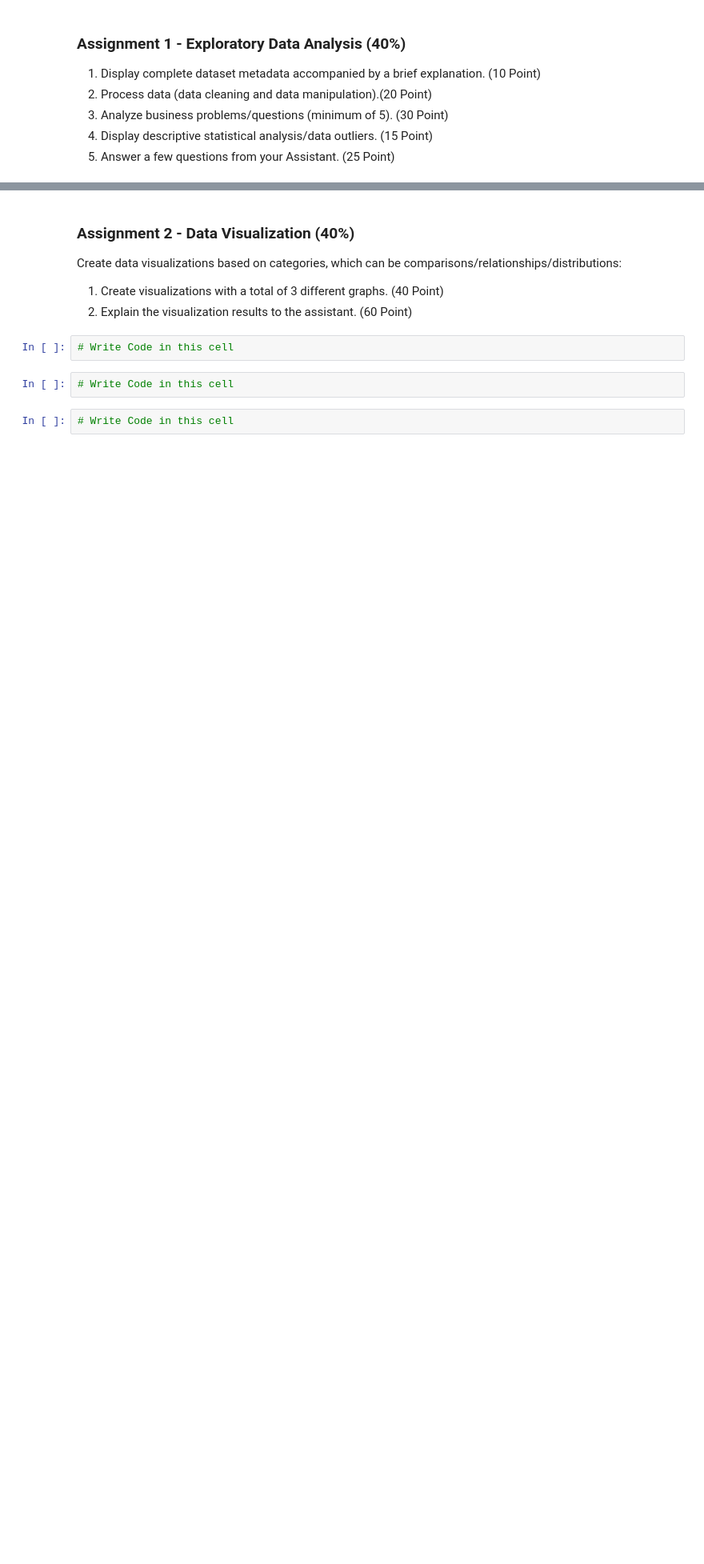
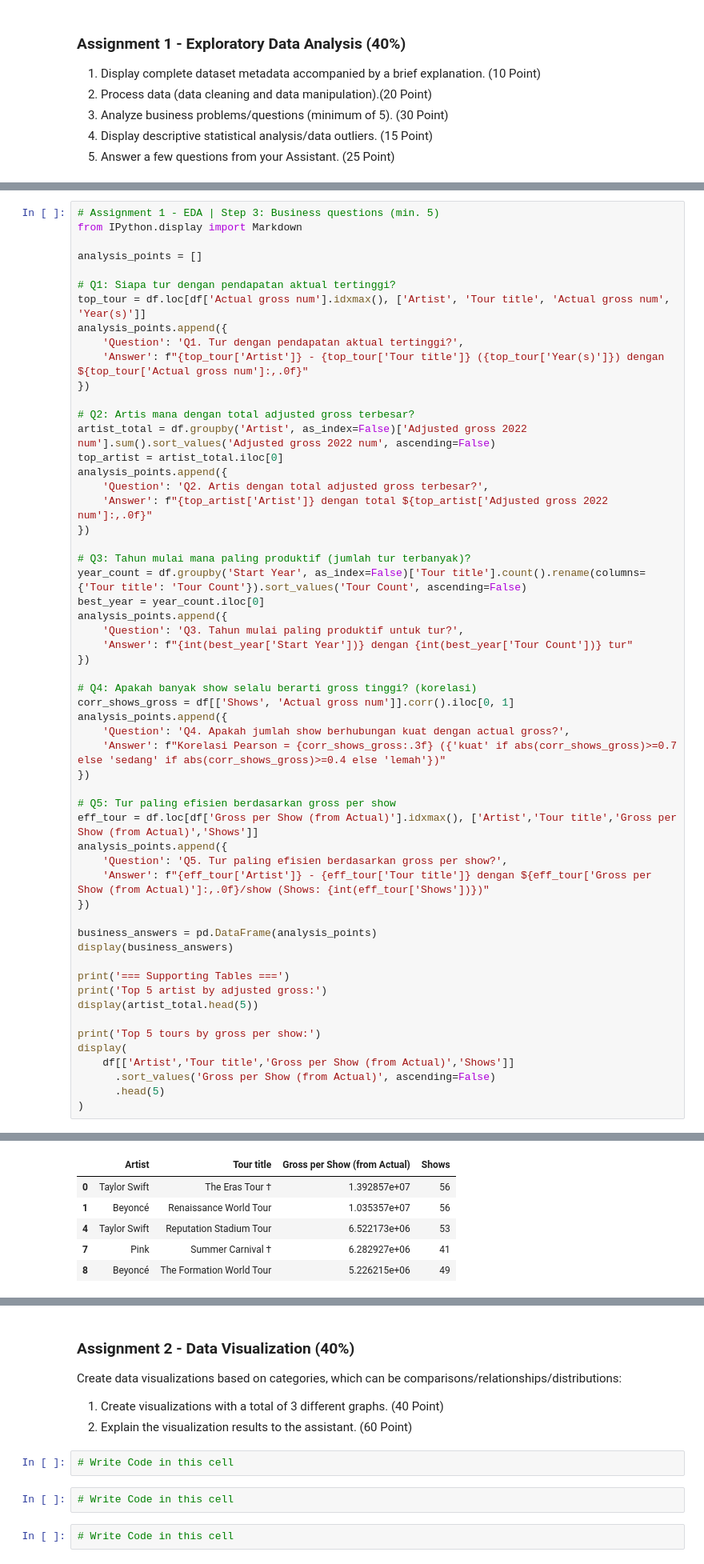
Before and after one commit to FatihHDR/data-mining, a Jupyter notebook: modul2/MODULE_2_DATA_MINING_EDA_&_Visualization_Data.ipynb, the cells around one changed output, grey strips where cells are left out. Shown at 80% size. Saved outputs shown, nothing was run; the diff lists cells and outputs as text; blank space fills up the shorter version.

```diff
--- a/modul2/MODULE_2_DATA_MINING_EDA_&_Visualization_Data.ipynb
+++ b/modul2/MODULE_2_DATA_MINING_EDA_&_Visualization_Data.ipynb
@@ -794,0 +934,57 @@ Every data analyst has their own way of achieving their analysis goals. Using th
+# %%
+# Assignment 1 - EDA | Step 3: Business questions (min. 5)
+from IPython.display import Markdown
+
+analysis_points = []
+
+# Q1: Siapa tur dengan pendapatan aktual tertinggi?
+top_tour = df.loc[df['Actual gross num'].idxmax(), ['Artist', 'Tour title', 'Actual gross num', 'Year(s)']]
+analysis_points.append({
+    'Question': 'Q1. Tur dengan pendapatan aktual tertinggi?',
+    'Answer': f"{top_tour['Artist']} - {top_tour['Tour title']} ({top_tour['Year(s)']}) dengan ${top_tour['Actual gross num']:,.0f}"
+})
+
+# Q2: Artis mana dengan total adjusted gross terbesar?
+artist_total = df.groupby('Artist', as_index=False)['Adjusted gross 2022 num'].sum().sort_values('Adjusted gross 2022 num', ascending=False)
+top_artist = artist_total.iloc[0]
+analysis_points.append({
+    'Question': 'Q2. Artis dengan total adjusted gross terbesar?',
+    'Answer': f"{top_artist['Artist']} dengan total ${top_artist['Adjusted gross 2022 num']:,.0f}"
+})
+
+# Q3: Tahun mulai mana paling produktif (jumlah tur terbanyak)?
+year_count = df.groupby('Start Year', as_index=False)['Tour title'].count().rename(columns={'Tour title': 'Tour Count'}).sort_values('Tour Count', ascending=False)
+best_year = year_count.iloc[0]
+analysis_points.append({
+    'Question': 'Q3. Tahun mulai paling produktif untuk tur?',
+    'Answer': f"{int(best_year['Start Year'])} dengan {int(best_year['Tour Count'])} tur"
+})
+
+# Q4: Apakah banyak show selalu berarti gross tinggi? (korelasi)
+corr_shows_gross = df[['Shows', 'Actual gross num']].corr().iloc[0, 1]
+analysis_points.append({
+    'Question': 'Q4. Apakah jumlah show berhubungan kuat dengan actual gross?',
+    'Answer': f"Korelasi Pearson = {corr_shows_gross:.3f} ({'kuat' if abs(corr_shows_gross)>=0.7 else 'sedang' if abs(corr_shows_gross)>=0.4 else 'lemah'})"
+})
+
+# Q5: Tur paling efisien berdasarkan gross per show
+eff_tour = df.loc[df['Gross per Show (from Actual)'].idxmax(), ['Artist','Tour title','Gross per Show (from Actual)','Shows']]
+analysis_points.append({
+    'Question': 'Q5. Tur paling efisien berdasarkan gross per show?',
+    'Answer': f"{eff_tour['Artist']} - {eff_tour['Tour title']} dengan ${eff_tour['Gross per Show (from Actual)']:,.0f}/show (Shows: {int(eff_tour['Shows'])})"
+})
+
+business_answers = pd.DataFrame(analysis_points)
+display(business_answers)
+
+print('=== Supporting Tables ===')
+print('Top 5 artist by adjusted gross:')
+display(artist_total.head(5))
+
+print('Top 5 tours by gross per show:')
+display(
+    df[['Artist','Tour title','Gross per Show (from Actual)','Shows']]
+      .sort_values('Gross per Show (from Actual)', ascending=False)
+      .head(5)
+)
+# %% [output]
@@ -794,0 +1006,6 @@ Every data analyst has their own way of achieving their analysis goals. Using th
+|  | Artist | Tour title | Gross per Show (from Actual) | Shows |
+| 0 | Taylor Swift | The Eras Tour † | 1.392857e+07 | 56 |
+| 1 | Beyoncé | Renaissance World Tour | 1.035357e+07 | 56 |
+| 4 | Taylor Swift | Reputation Stadium Tour | 6.522173e+06 | 53 |
+| 7 | Pink | Summer Carnival † | 6.282927e+06 | 41 |
+| 8 | Beyoncé | The Formation World Tour | 5.226215e+06 | 49 |
```
Also changed, not shown: parts of 8 cells of this notebook, 2 other files.
